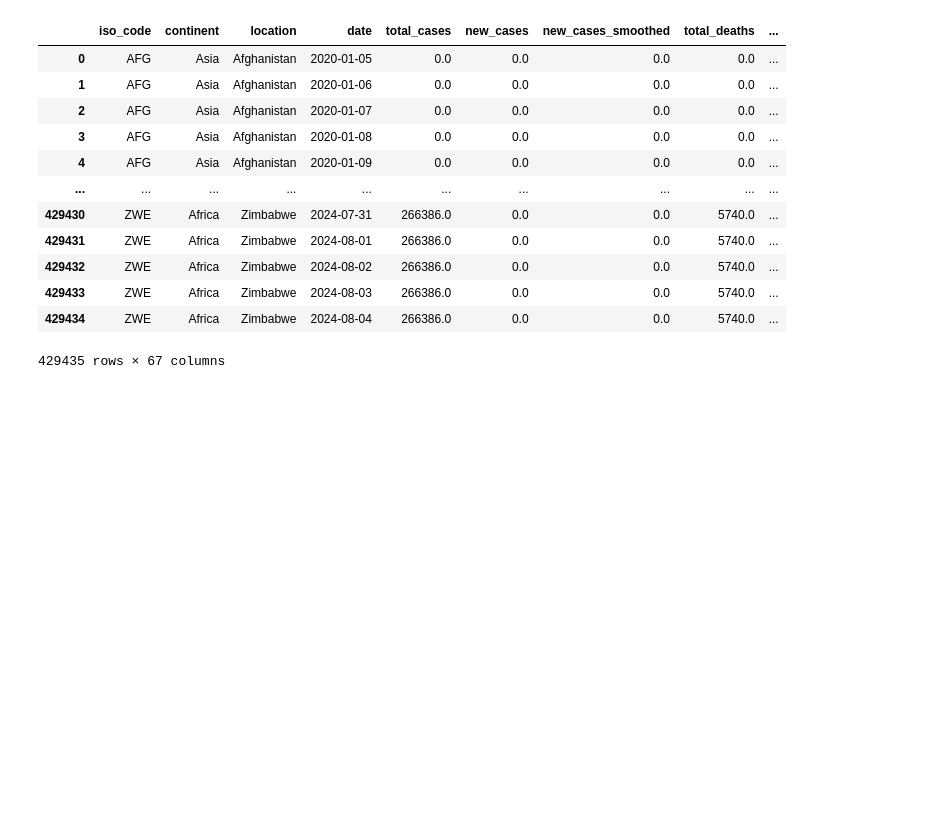
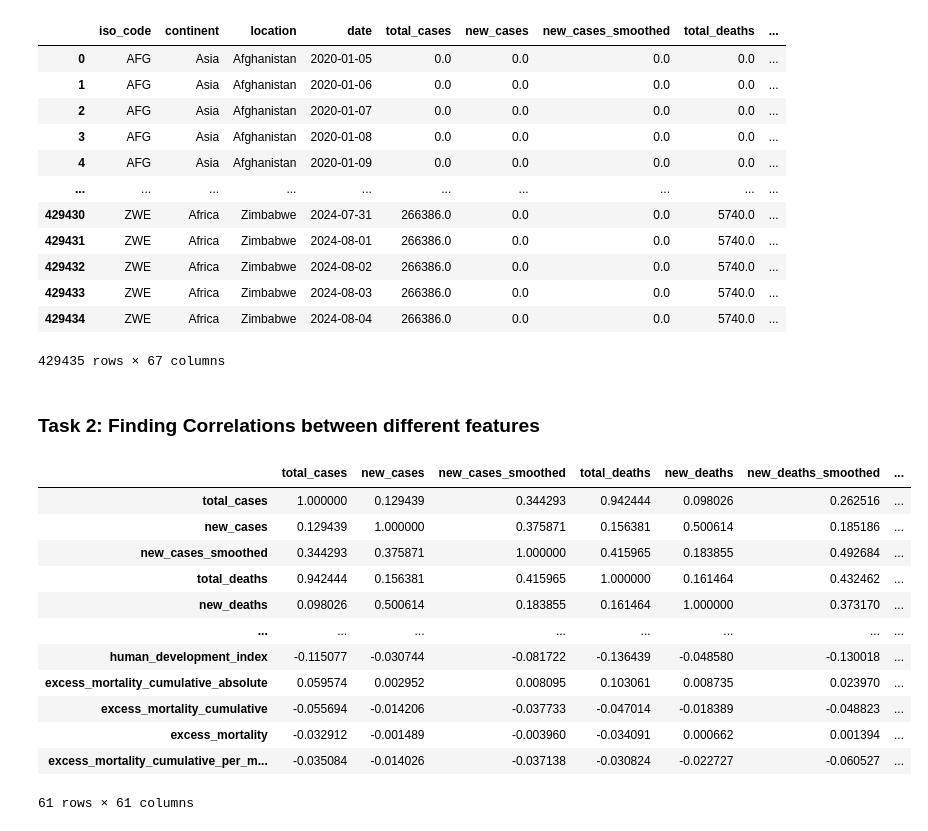
Before and after one commit to mjchav/3337COVID, a Jupyter notebook: groupproj.ipynb, the cells around one changed output. Drawn from its saved outputs; the diff is of its cells as text; code cells hidden in the pictures; blank space fills up the shorter version.

Commit message:
Added correlations of features, correlation files, and final report
Calculated correlations between features, added correlation files, added group project final report document

```diff
--- a/groupproj.ipynb
+++ b/groupproj.ipynb
@@ -87,6 +93,7 @@ for c in countries:#preprocess one country at a time
 # %%
 df_prep = pd.concat(ls_prep)#preprocessed dataframe
 df_prep.reset_index(drop=True, inplace=True)#reset indices
+df_prep.loc[:,:] = df_prep.fillna(0)
 df_prep
 # %% [output]
 |  | iso_code | continent | location | date | total_cases | new_cases | new_cases_smoothed | total_deaths | ... |
@@ -102,3 +109,26 @@ df_prep
 | 429433 | ZWE | Africa | Zimbabwe | 2024-08-03 | 266386.0 | 0.0 | 0.0 | 5740.0 | ... |
 | 429434 | ZWE | Africa | Zimbabwe | 2024-08-04 | 266386.0 | 0.0 | 0.0 | 5740.0 | ... |
 429435 rows × 67 columns
+# %% [markdown]
+### Task 2: Finding Correlations between different features
+# %%
+sub_df = df_prep.select_dtypes(exclude='object')#only find correlation between numerical values
+cols = sub_df.columns#get the columns of the numerical values
+cols = cols.drop(['population'])#dropping population feature
+y = sub_df[cols]
+cor = y.corr(method="pearson")#find the correlation between features
+cor
+# %% [output]
+|  | total_cases | new_cases | new_cases_smoothed | total_deaths | new_deaths | new_deaths_smoothed | ... |
+| total_cases | 1.000000 | 0.129439 | 0.344293 | 0.942444 | 0.098026 | 0.262516 | ... |
+| new_cases | 0.129439 | 1.000000 | 0.375871 | 0.156381 | 0.500614 | 0.185186 | ... |
+| new_cases_smoothed | 0.344293 | 0.375871 | 1.000000 | 0.415965 | 0.183855 | 0.492684 | ... |
+| total_deaths | 0.942444 | 0.156381 | 0.415965 | 1.000000 | 0.161464 | 0.432462 | ... |
+| new_deaths | 0.098026 | 0.500614 | 0.183855 | 0.161464 | 1.000000 | 0.373170 | ... |
+| ... | ... | ... | ... | ... | ... | ... | ... |
+| human_development_index | -0.115077 | -0.030744 | -0.081722 | -0.136439 | -0.048580 | -0.130018 | ... |
+| excess_mortality_cumulative_absolute | 0.059574 | 0.002952 | 0.008095 | 0.103061 | 0.008735 | 0.023970 | ... |
+| excess_mortality_cumulative | -0.055694 | -0.014206 | -0.037733 | -0.047014 | -0.018389 | -0.048823 | ... |
+| excess_mortality | -0.032912 | -0.001489 | -0.003960 | -0.034091 | 0.000662 | 0.001394 | ... |
+| excess_mortality_cumulative_per_m... | -0.035084 | -0.014026 | -0.037138 | -0.030824 | -0.022727 | -0.060527 | ... |
+61 rows × 61 columns
```
Also changed, not shown: parts of 11 cells of this notebook, 4 other files.
